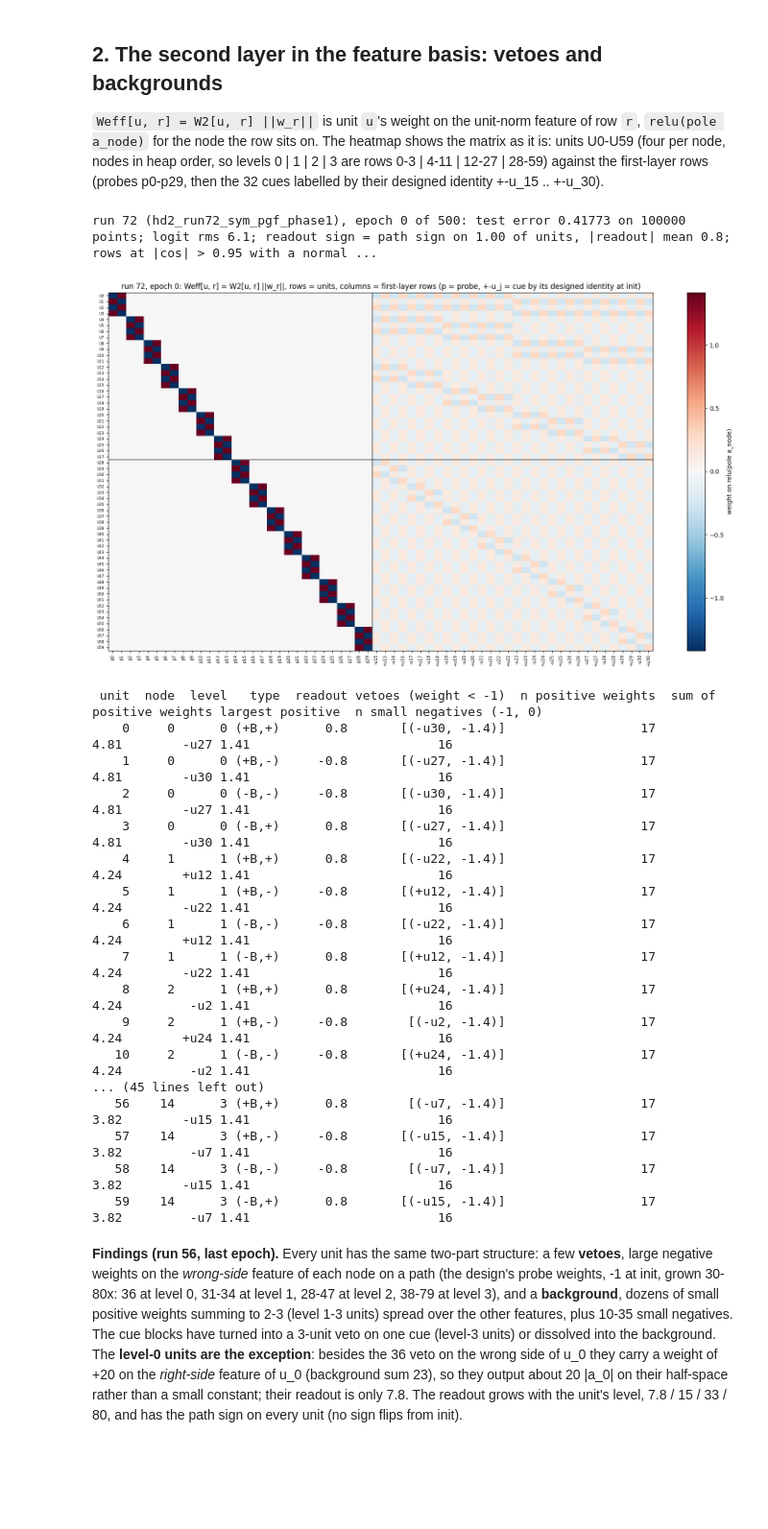
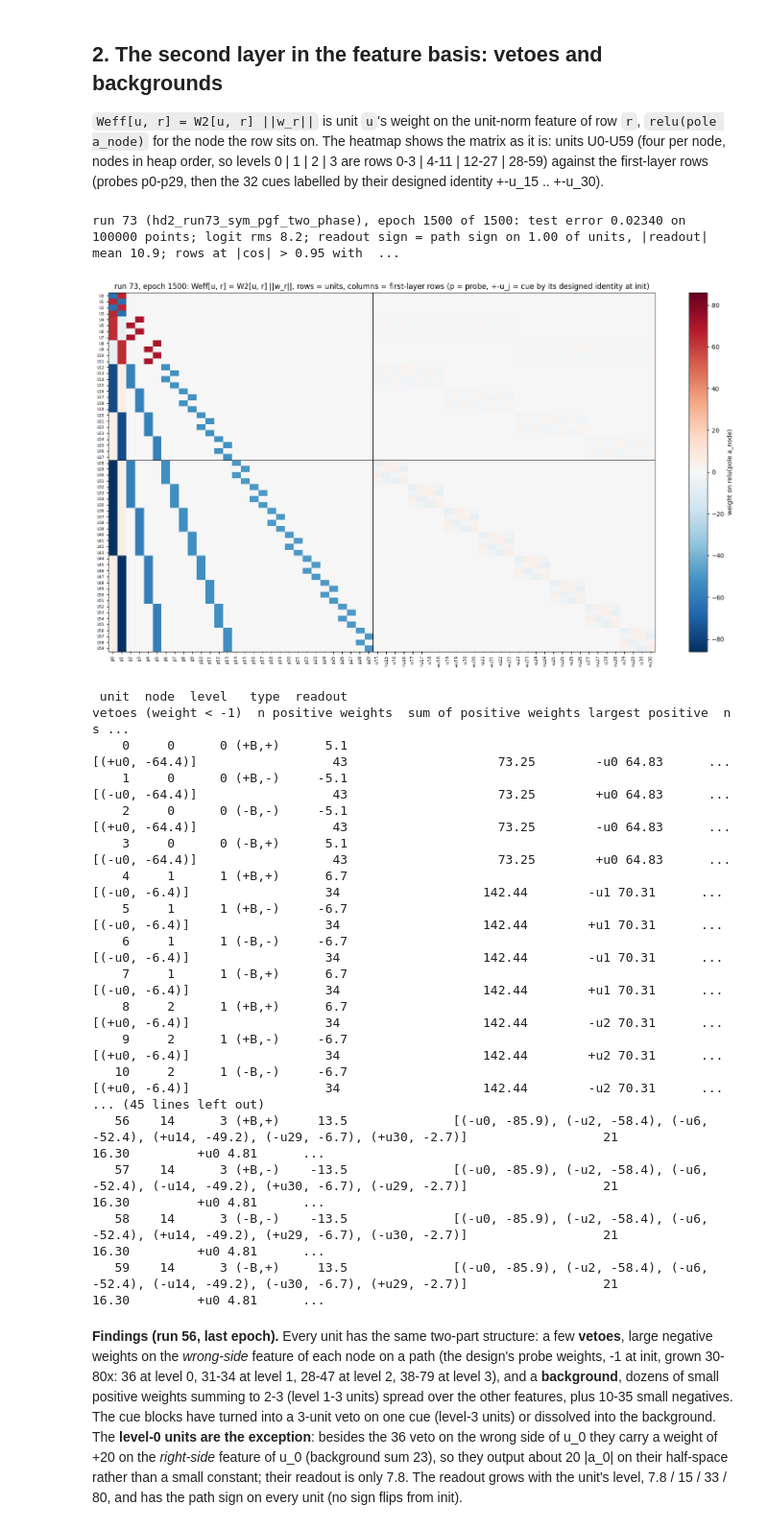
Before and after one commit to HarishGP/layer-lenses, a Jupyter notebook: notebooks/two_layer_network_anatomy.ipynb, the cells around one changed output. Shown at 96% size. Saved outputs shown, nothing was run; the diff lists cells and outputs as text; code cells hidden in the pictures; blank space fills up the shorter version.

```diff
--- a/notebooks/two_layer_network_anatomy.ipynb
+++ b/notebooks/two_layer_network_anatomy.ipynb
@@ -183,42 +176,42 @@ are unrelated (cosine -0.33, 58% in-span).
 The heatmap shows the matrix as it is: units U0-U59 (four per node, nodes in heap order, so levels 0 | 1 | 2 | 3 are rows 0-3 | 4-11 |
 12-27 | 28-59) against the first-layer rows (probes p0-p29, then the 32 cues labelled by their designed identity +-u_15 .. +-u_30).
 # %%
-EPOCH_VIEW = 0                                   # set to another stored epoch to view the weights there (the rest of the notebook keeps EPOCH); use_epoch(EPOCH) restores the globals
+EPOCH_VIEW = 1500                                   # set to another stored epoch to view the weights there (the rest of the notebook keeps EPOCH); use_epoch(EPOCH) restores the globals
 if EPOCH_VIEW != EPOCH: use_epoch(EPOCH_VIEW)
 fig, ax = plt.subplots(figsize=(16, 9))
 
 im = ax.imshow(Weff, cmap="RdBu_r", vmin=-np.max(np.abs(Weff)), vmax=np.max(np.abs(Weff)), aspect="auto"); plt.colorbar(im, ax=ax, label="weight on relu(pole a_node)")
 ax.set_xticks(range(N_ROWS)); ax.set_xticklabels(col_label, rotation=90, fontsize=7); ax.set_yticks(range(N_UNITS)); ax.set_yticklabels([f"U{u}" for u in range(N_UNITS)], fontsize=6)
 ax.axvline(29.5, color="k", lw=0.8)
 ax.axhline(27.5, color="k", lw=0.8)                                                      # probes | cues
 ax.set_title(f"run {RUN}, epoch {EPOCH}: Weff[u, r] = W2[u, r] ||w_r||, rows = units, columns = first-layer rows (p = probe, +-u_j = cue by its designed identity at init)"); plt.tight_layout(); plt.show()
 # per unit: large negative weights (vetoes) and the sum of positive weights (background)
 rec = []
 for u in range(N_UNITS):
     w = Weff[u]; vet = [(rname[r], round(float(w[r]), 1)) for r in np.argsort(w) if w[r] < -1.0]; posw = w[w > 0]
     rec.append({"unit": u, "node": unode[u], "level": NODE_LEVEL[unode[u]], "type": utype[u], "readout": round(float(readout[u]), 1), "vetoes (weight < -1)": vet, "n positive weights": int((w > 0).sum()), "sum of positive weights": round(float(posw.sum()), 2), "largest positive": f"{rname[np.argmax(w)]} {w.max():.2f}", "n small negatives (-1, 0)": int(((w < 0) & (w > -1)).sum())})
 recipes = pd.DataFrame(rec); print(recipes.to_string(index=False, max_colwidth=110))
 if EPOCH_VIEW != EPOCH: use_epoch(EPOCH)
 # %% [output]
-run 72 (hd2_run72_sym_pgf_phase1), epoch 0 of 500: test error 0.41773 on 100000 points; logit rms 6.1; readout sign = path sign on 1.00 of units, |readout| mean 0.8; rows at |cos| > 0.95 with a normal ...
+run 73 (hd2_run73_sym_pgf_two_phase), epoch 1500 of 1500: test error 0.02340 on 100000 points; logit rms 8.2; readout sign = path sign on 1.00 of units, |readout| mean 10.9; rows at |cos| > 0.95 with  ...
-[figure, old version]
+[figure, new version]
- unit  node  level   type  readout vetoes (weight < -1)  n positive weights  sum of positive weights largest positive  n small negatives (-1, 0)
-    0     0      0 (+B,+)      0.8       [(-u30, -1.4)]                  17                     4.81        -u27 1.41                         16
-    1     0      0 (+B,-)     -0.8       [(-u27, -1.4)]                  17                     4.81        -u30 1.41                         16
-    2     0      0 (-B,-)     -0.8       [(-u30, -1.4)]                  17                     4.81        -u27 1.41                         16
-    3     0      0 (-B,+)      0.8       [(-u27, -1.4)]                  17                     4.81        -u30 1.41                         16
-    4     1      1 (+B,+)      0.8       [(-u22, -1.4)]                  17                     4.24        +u12 1.41                         16
-    5     1      1 (+B,-)     -0.8       [(+u12, -1.4)]                  17                     4.24        -u22 1.41                         16
-    6     1      1 (-B,-)     -0.8       [(-u22, -1.4)]                  17                     4.24        +u12 1.41                         16
-    7     1      1 (-B,+)      0.8       [(+u12, -1.4)]                  17                     4.24        -u22 1.41                         16
-    8     2      1 (+B,+)      0.8       [(+u24, -1.4)]                  17                     4.24         -u2 1.41                         16
-    9     2      1 (+B,-)     -0.8        [(-u2, -1.4)]                  17                     4.24        +u24 1.41                         16
-   10     2      1 (-B,-)     -0.8       [(+u24, -1.4)]                  17                     4.24         -u2 1.41                         16
+ unit  node  level   type  readout                                                                               vetoes (weight < -1)  n positive weights  sum of positive weights largest positive  n s ...
+    0     0      0 (+B,+)      5.1                                                                                     [(+u0, -64.4)]                  43                    73.25        -u0 64.83      ...
+    1     0      0 (+B,-)     -5.1                                                                                     [(-u0, -64.4)]                  43                    73.25        +u0 64.83      ...
+    2     0      0 (-B,-)     -5.1                                                                                     [(+u0, -64.4)]                  43                    73.25        -u0 64.83      ...
+    3     0      0 (-B,+)      5.1                                                                                     [(-u0, -64.4)]                  43                    73.25        +u0 64.83      ...
+    4     1      1 (+B,+)      6.7                                                                                      [(-u0, -6.4)]                  34                   142.44        -u1 70.31      ...
+    5     1      1 (+B,-)     -6.7                                                                                      [(-u0, -6.4)]                  34                   142.44        +u1 70.31      ...
+    6     1      1 (-B,-)     -6.7                                                                                      [(-u0, -6.4)]                  34                   142.44        -u1 70.31      ...
+    7     1      1 (-B,+)      6.7                                                                                      [(-u0, -6.4)]                  34                   142.44        +u1 70.31      ...
+    8     2      1 (+B,+)      6.7                                                                                      [(+u0, -6.4)]                  34                   142.44        -u2 70.31      ...
+    9     2      1 (+B,-)     -6.7                                                                                      [(+u0, -6.4)]                  34                   142.44        +u2 70.31      ...
+   10     2      1 (-B,-)     -6.7                                                                                      [(+u0, -6.4)]                  34                   142.44        -u2 70.31      ...
 ... (45 lines left out)
-   56    14      3 (+B,+)      0.8        [(-u7, -1.4)]                  17                     3.82        -u15 1.41                         16
-   57    14      3 (+B,-)     -0.8       [(-u15, -1.4)]                  17                     3.82         -u7 1.41                         16
-   58    14      3 (-B,-)     -0.8        [(-u7, -1.4)]                  17                     3.82        -u15 1.41                         16
-   59    14      3 (-B,+)      0.8       [(-u15, -1.4)]                  17                     3.82         -u7 1.41                         16
+   56    14      3 (+B,+)     13.5              [(-u0, -85.9), (-u2, -58.4), (-u6, -52.4), (+u14, -49.2), (-u29, -6.7), (+u30, -2.7)]                  21                    16.30         +u0 4.81      ...
+   57    14      3 (+B,-)    -13.5              [(-u0, -85.9), (-u2, -58.4), (-u6, -52.4), (-u14, -49.2), (+u30, -6.7), (-u29, -2.7)]                  21                    16.30         +u0 4.81      ...
+   58    14      3 (-B,-)    -13.5              [(-u0, -85.9), (-u2, -58.4), (-u6, -52.4), (+u14, -49.2), (+u29, -6.7), (-u30, -2.7)]                  21                    16.30         +u0 4.81      ...
+   59    14      3 (-B,+)     13.5              [(-u0, -85.9), (-u2, -58.4), (-u6, -52.4), (-u14, -49.2), (-u30, -6.7), (+u29, -2.7)]                  21                    16.30         +u0 4.81      ...
 # %% [markdown]
 **Findings (run 56, last epoch).** Every unit has the same two-part structure: a few **vetoes**, large negative weights on the *wrong-side* feature of each node
 on a path (the design's probe weights, -1 at init, grown 30-80x: 36 at level 0, 31-34 at level 1, 28-47 at level 2, 38-79 at level 3), and a
```
Also changed, not shown: parts of 7 cells of this notebook, 6 other files.
